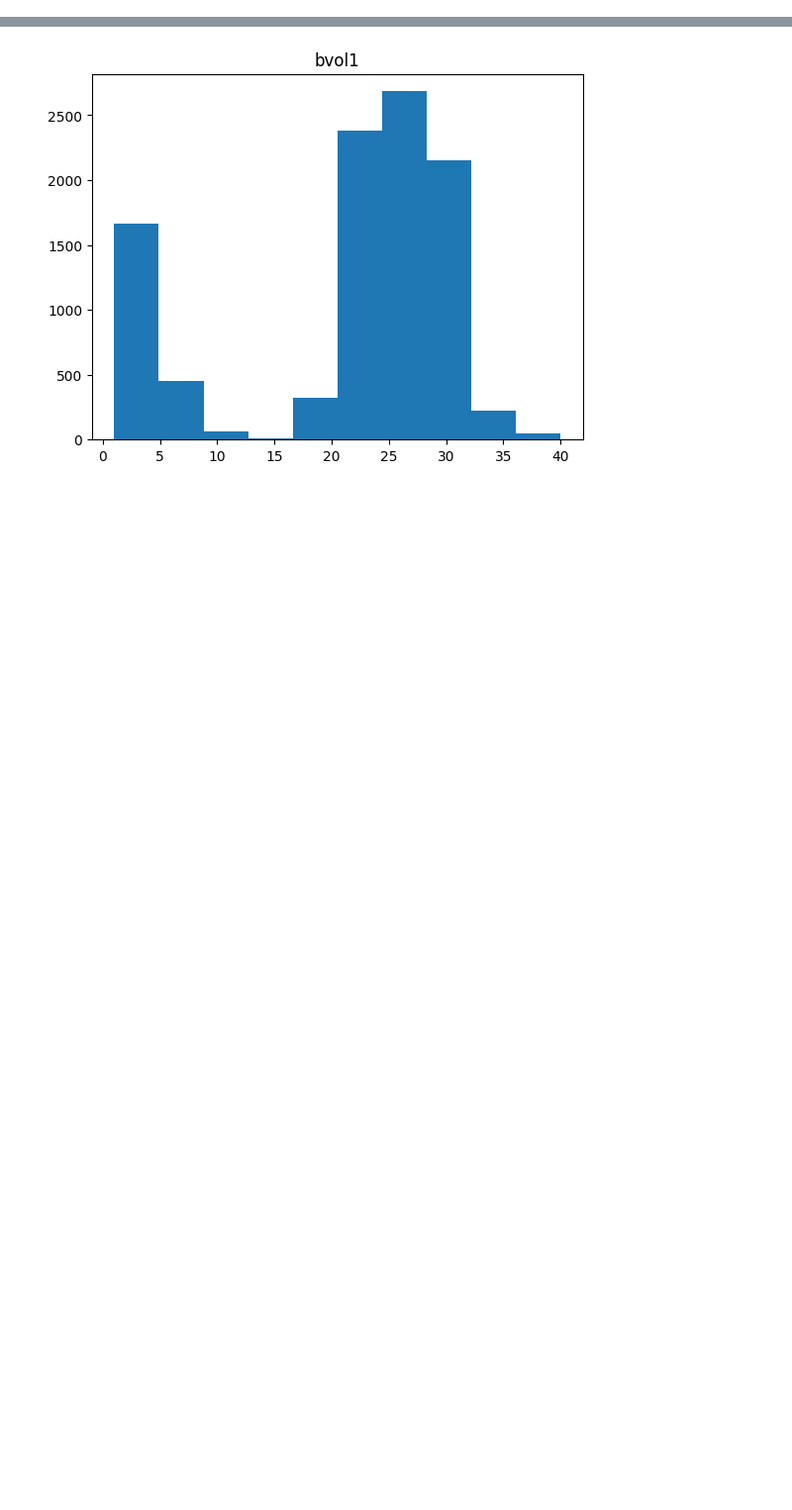
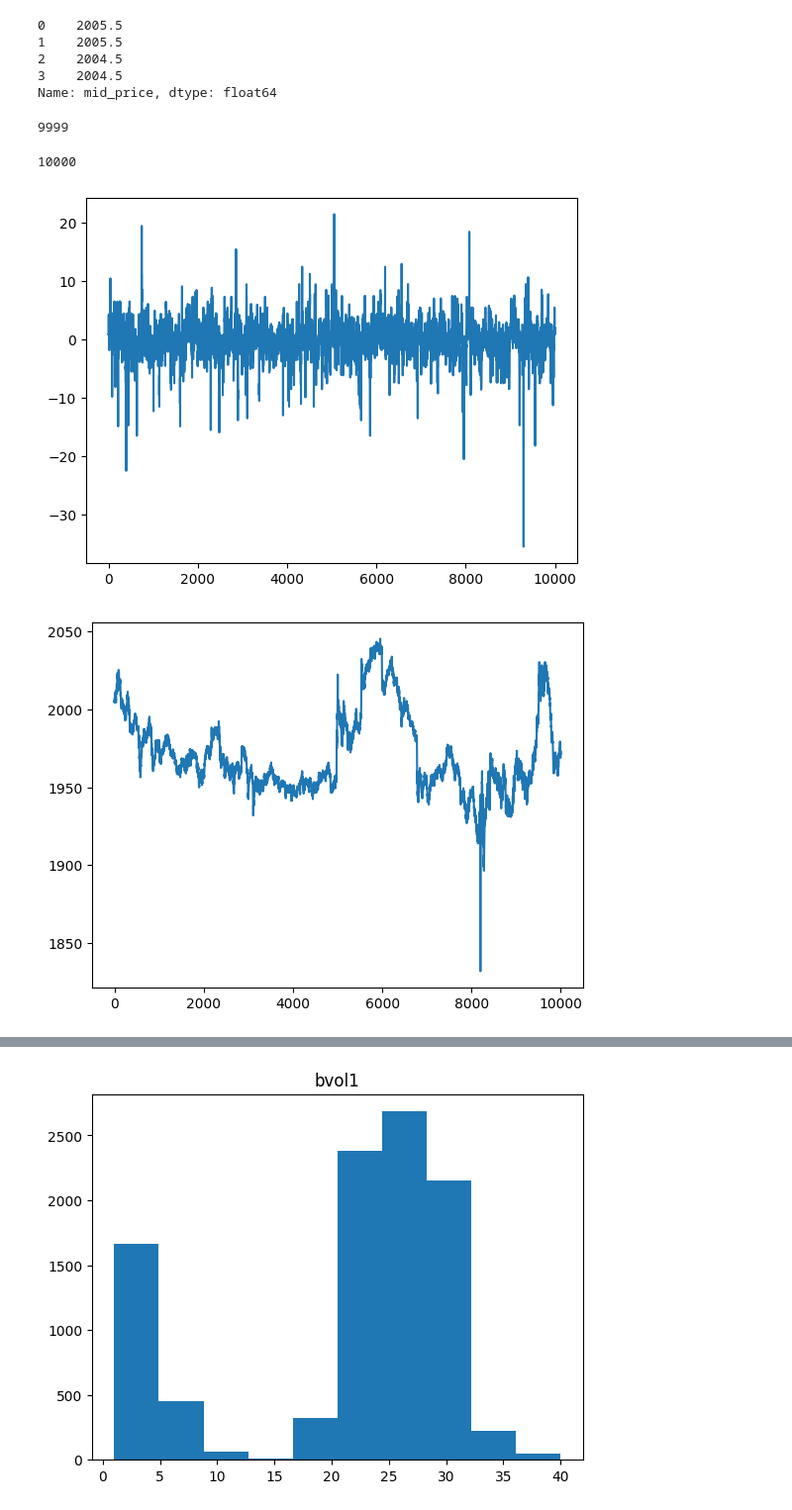
Before and after one commit to varoon1618/imc-prosperity, a Jupyter notebook: data/analysis.ipynb, the cells around one changed output, grey strips where cells are left out. Shown: that part at 99% size. Cells and saved outputs as stored; diff of their text form; code cells hidden in the pictures; blank space fills up the shorter version.

```diff
--- a/data/analysis.ipynb
+++ b/data/analysis.ipynb
@@ -9,0 +12,2 @@ squid_df = df[df['product'] == 'SQUID_INK'].reset_index(drop=True)
+# %%
+midPrices = squid_df['mid_price']
@@ -9,0 +18,8 @@ squid_df = df[df['product'] == 'SQUID_INK'].reset_index(drop=True)
+# %%
+midPrices[0:4]
+# %% [output]
+0    2005.5
+1    2005.5
+2    2004.5
+3    2004.5
+Name: mid_price, dtype: float64
@@ -10,3 +44,25 @@ squid_df = df[df['product'] == 'SQUID_INK'].reset_index(drop=True)
+# %%
+zscores = calculate(midPrices)
+# %%
+len(zscores)
+# %% [output]
+9999
+# %%
+len(midPrices)
+# %% [output]
+10000
+# %%
+import matplotlib.pyplot as plt
+
+zscores2 = [z for z in zscores]
+
+plt.plot(range(len(zscores2)),zscores2)
+plt.show()
+plt.plot(range(len(midPrices)),midPrices)
+plt.show()
+# %% [output]
+[figure, added]
+[figure, added]
 # %%
 squid_df.head()
 # %% [output]
```
Also changed, not shown: parts of 8 cells of this notebook, 1 other file.
